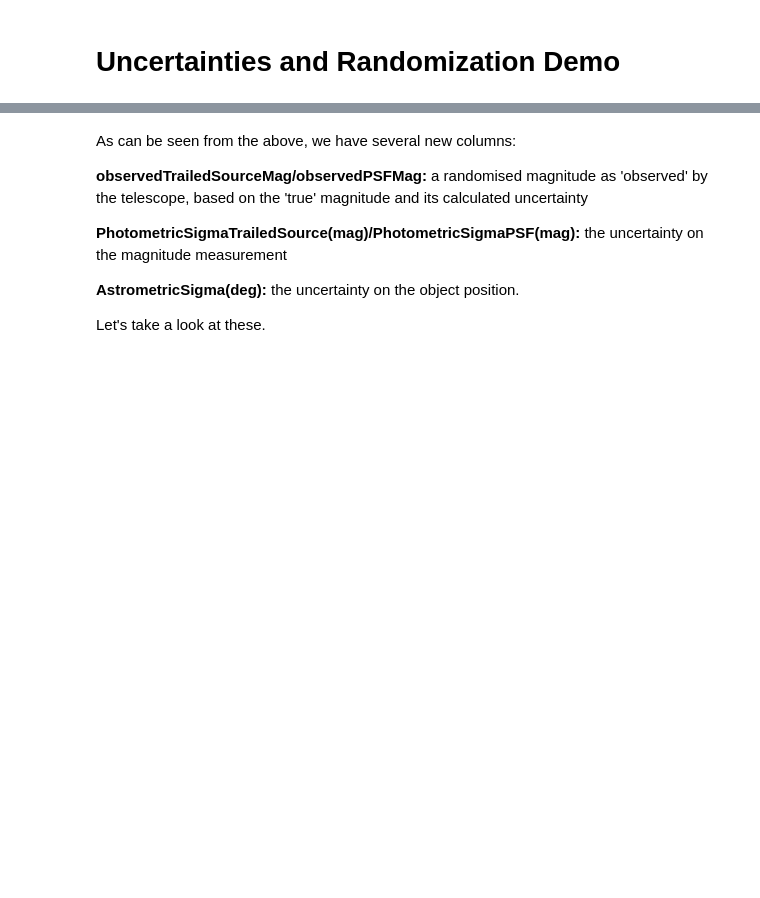
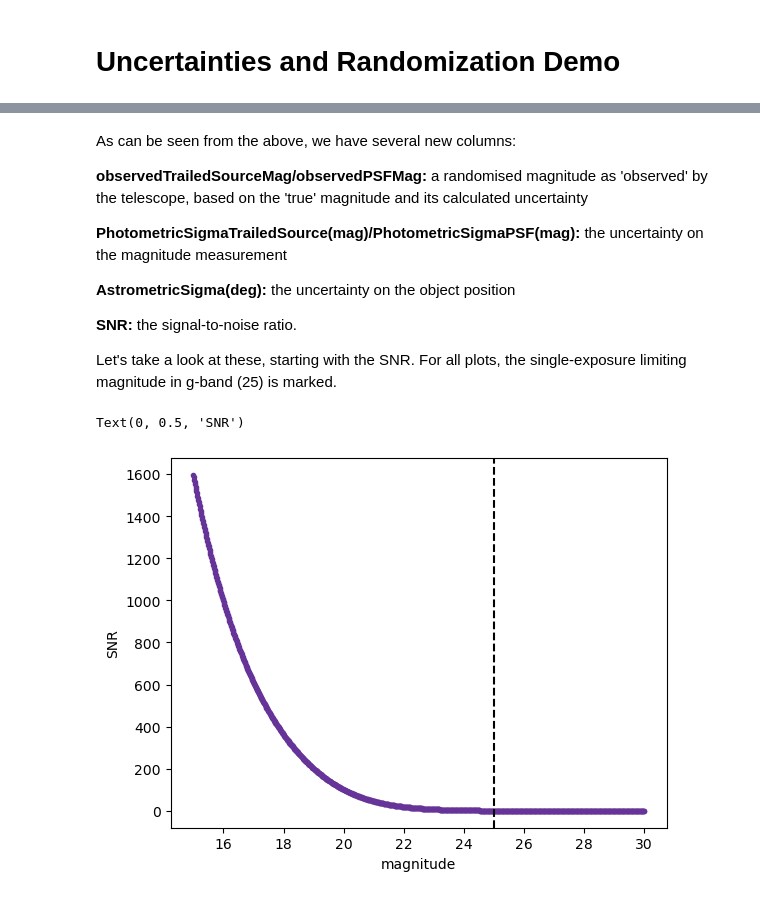
Before and after one commit to dirac-institute/sorcha, a Jupyter notebook: demo/demo_UncertaintiesAndRandomization.ipynb, the cells around one changed output, grey strips where cells are left out. Cells and saved outputs as stored; diff of their text form; code cells hidden in the pictures; blank space fills up the shorter version.

```diff
--- a/demo/demo_UncertaintiesAndRandomization.ipynb
+++ b/demo/demo_UncertaintiesAndRandomization.ipynb
@@ -64,6 +77,17 @@ As can be seen from the above, we have several new columns:
 
 **PhotometricSigmaTrailedSource(mag)/PhotometricSigmaPSF(mag):** the uncertainty on the magnitude measurement
 
-**AstrometricSigma(deg):** the uncertainty on the object position.
+**AstrometricSigma(deg):** the uncertainty on the object position
 
-Let's take a look at these.
+**SNR:** the signal-to-noise ratio.
+
+Let's take a look at these, starting with the SNR. For all plots, the single-exposure limiting magnitude in g-band (25) is marked.
+# %%
+fig, ax = plt.subplots(1)
+ax.plot(obs_uncert['TrailedSourceMag'].values, obs_uncert['SNR'].values, linestyle='', marker='.', color='rebeccapurple')
+ax.axvline(25, color='black', linestyle='--')
+ax.set_xlabel('magnitude')
+ax.set_ylabel('SNR')
+# %% [output]
+Text(0, 0.5, 'SNR')
+[figure, added]
```
Also changed, not shown: parts of 35 cells of this notebook, 4 other files.
